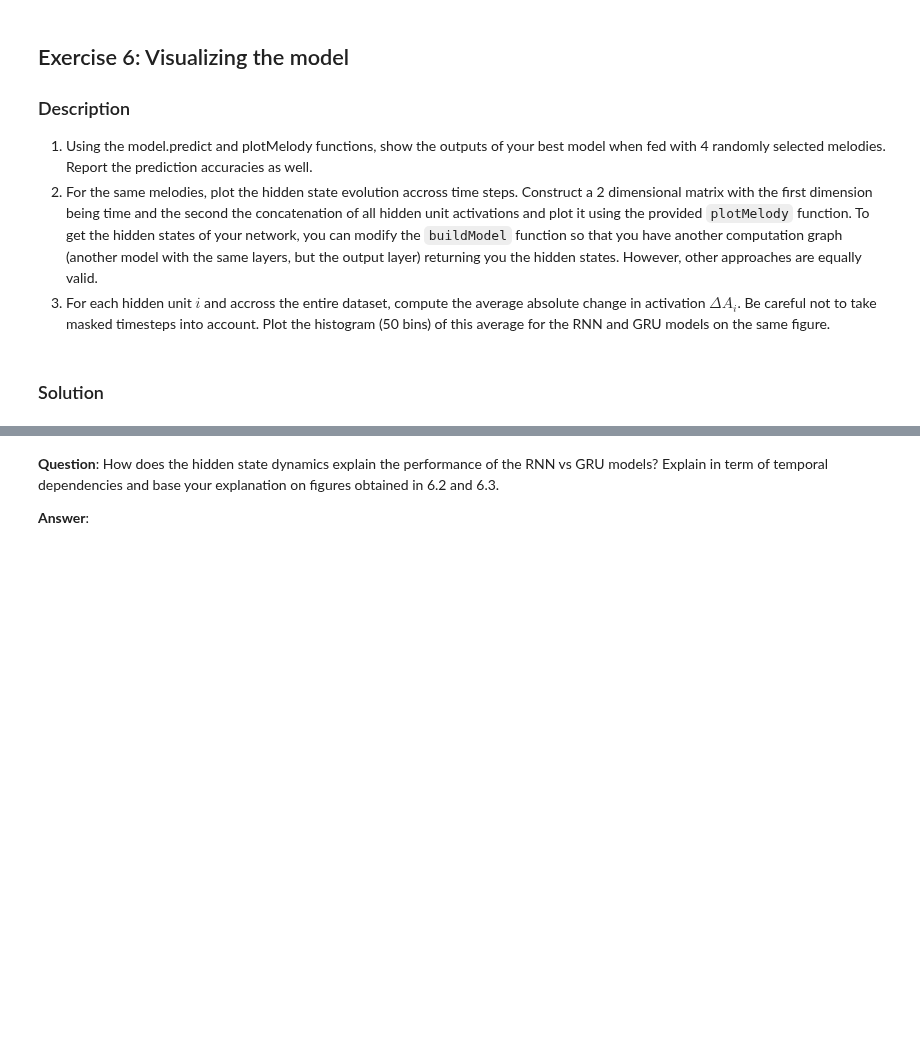
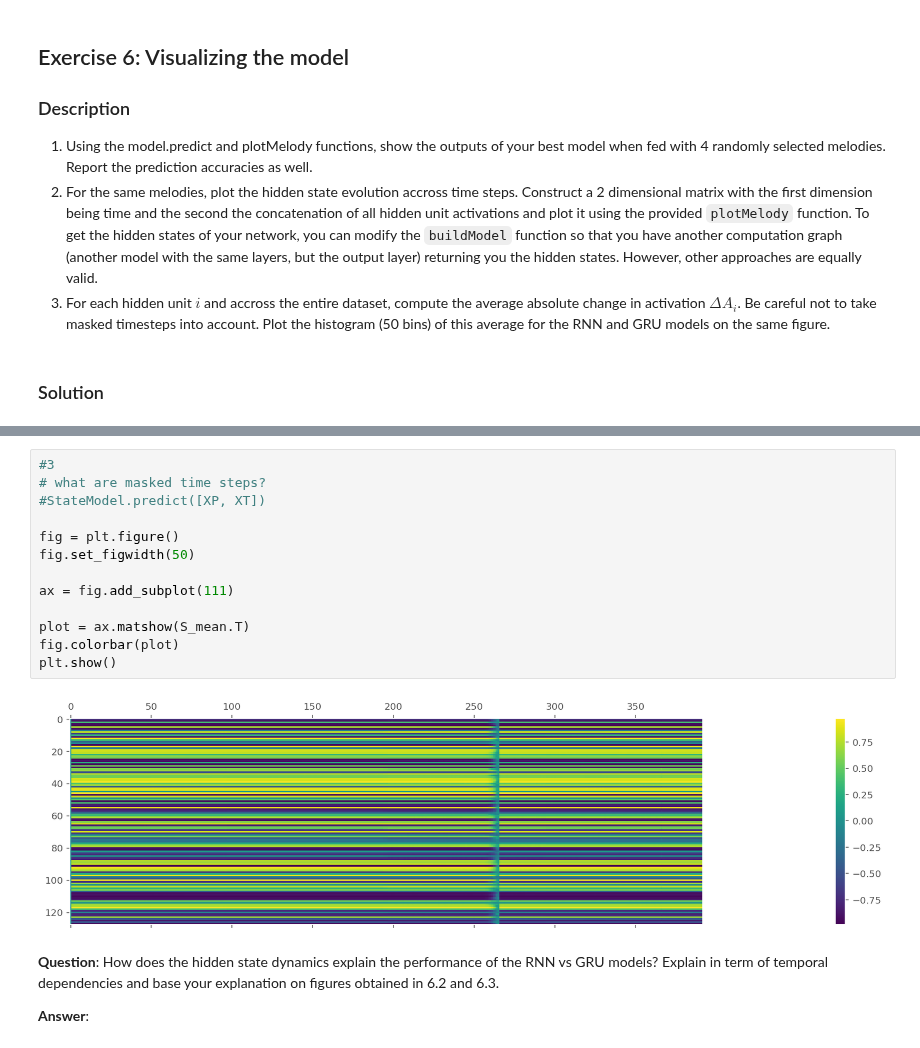
Before and after one commit to lguillain/Artificial-Neural-Networks, a Jupyter notebook: miniproject2/miniproject2_Leonore.ipynb, the cells around one changed output, grey strips where cells are left out. Saved outputs shown, nothing was run; the diff lists cells and outputs as text; blank space fills up the shorter version.

```diff
--- a/miniproject2/miniproject2_Leonore.ipynb
+++ b/miniproject2/miniproject2_Leonore.ipynb
@@ -883,3 +851,18 @@ plotMelody(P, T,dictionaries=dictionaries, H=S[0])
+# %%
+#3
+# what are masked time steps?
+#StateModel.predict([XP, XT])
+
+fig = plt.figure()
+fig.set_figwidth(50)
+
+ax = fig.add_subplot(111)
+
+plot = ax.matshow(S_mean.T)
+fig.colorbar(plot)
+plt.show()
+# %% [output]
+[figure, added]
 # %% [markdown]
 **Question**: How does the hidden state dynamics explain the performance of the RNN vs GRU models? Explain in term of temporal dependencies and base your explanation on figures obtained in 6.2 and 6.3.
 
```
Also changed, not shown: parts of 28 cells of this notebook.
